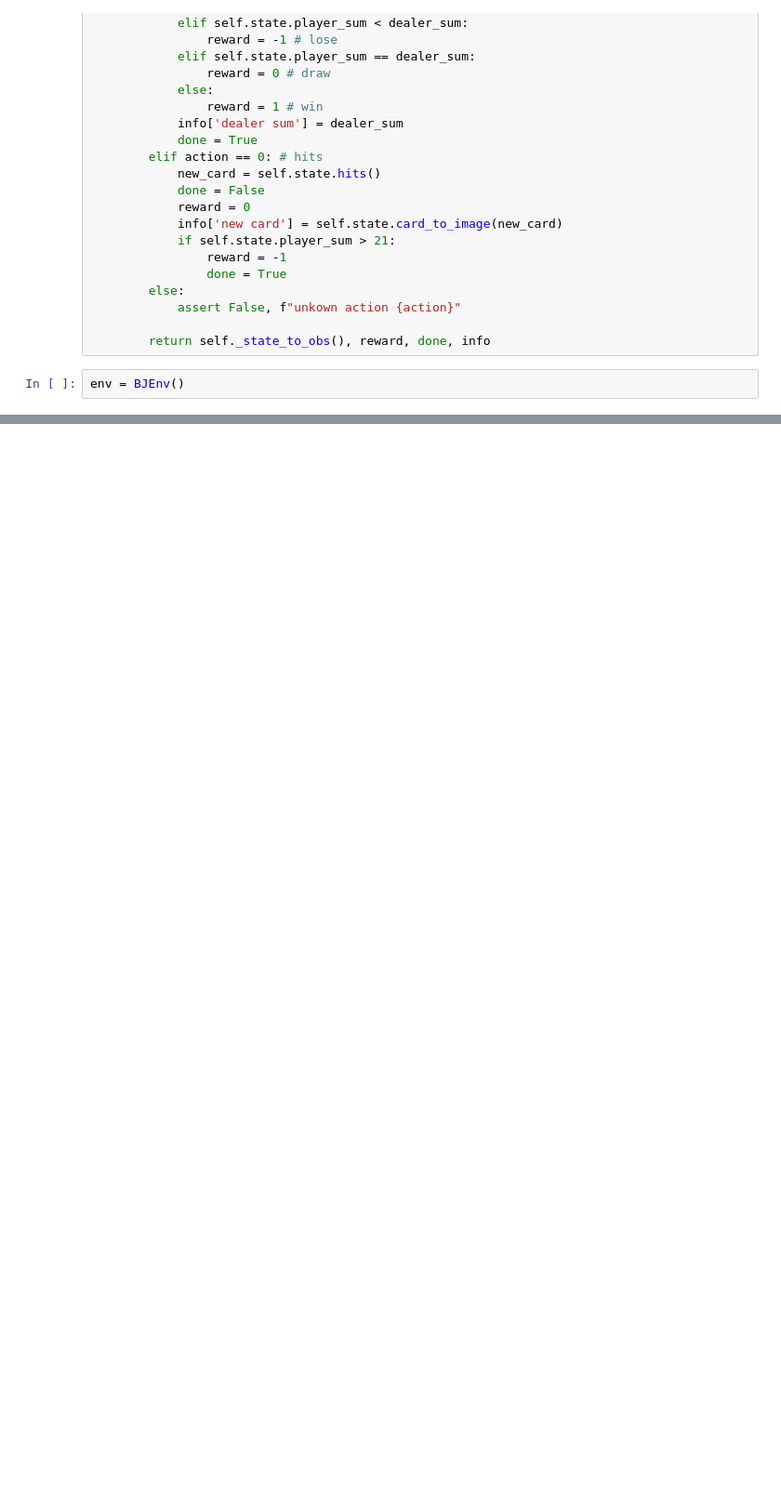
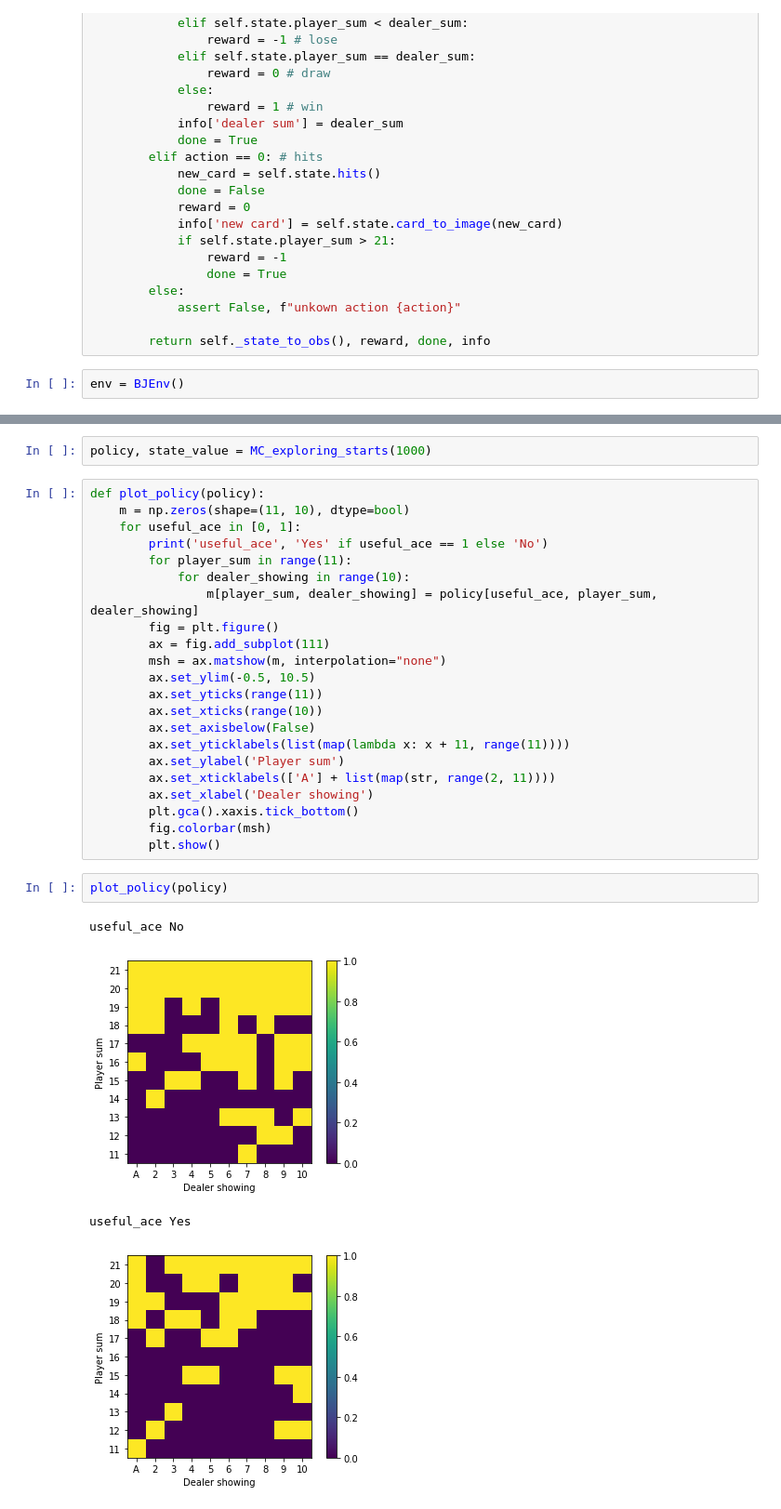
Before and after one commit to zbenmo/RLbook2018, a Jupyter notebook: MonteCarloESTakeII.ipynb, the cells around one changed output, grey strips where cells are left out. Shown at 93% size. Drawn from its saved outputs; the diff is of its cells as text; blank space fills up the shorter version.

Commit message:
MC ES implemented + a couple of plots

```diff
--- a/MonteCarloESTakeII.ipynb
+++ b/MonteCarloESTakeII.ipynb
@@ -146,0 +203,31 @@ action 1 -> reward -1 done True {'dealer sum': 20}
+# %%
+policy, state_value = MC_exploring_starts(1000)
+# %%
+def plot_policy(policy):
+    m = np.zeros(shape=(11, 10), dtype=bool)
+    for useful_ace in [0, 1]:
+        print('useful_ace', 'Yes' if useful_ace == 1 else 'No')
+        for player_sum in range(11):
+            for dealer_showing in range(10):
+                m[player_sum, dealer_showing] = policy[useful_ace, player_sum, dealer_showing]
+        fig = plt.figure()
+        ax = fig.add_subplot(111)
+        msh = ax.matshow(m, interpolation="none")
+        ax.set_ylim(-0.5, 10.5)
+        ax.set_yticks(range(11))
+        ax.set_xticks(range(10))
+        ax.set_axisbelow(False)
+        ax.set_yticklabels(list(map(lambda x: x + 11, range(11))))
+        ax.set_ylabel('Player sum')
+        ax.set_xticklabels(['A'] + list(map(str, range(2, 11))))
+        ax.set_xlabel('Dealer showing')
+        plt.gca().xaxis.tick_bottom()
+        fig.colorbar(msh)
+        plt.show()
+# %%
+plot_policy(policy)
+# %% [output]
+useful_ace No
+[figure, added]
+useful_ace Yes
+[figure, added]
```
Also changed, not shown: parts of 6 cells of this notebook.
